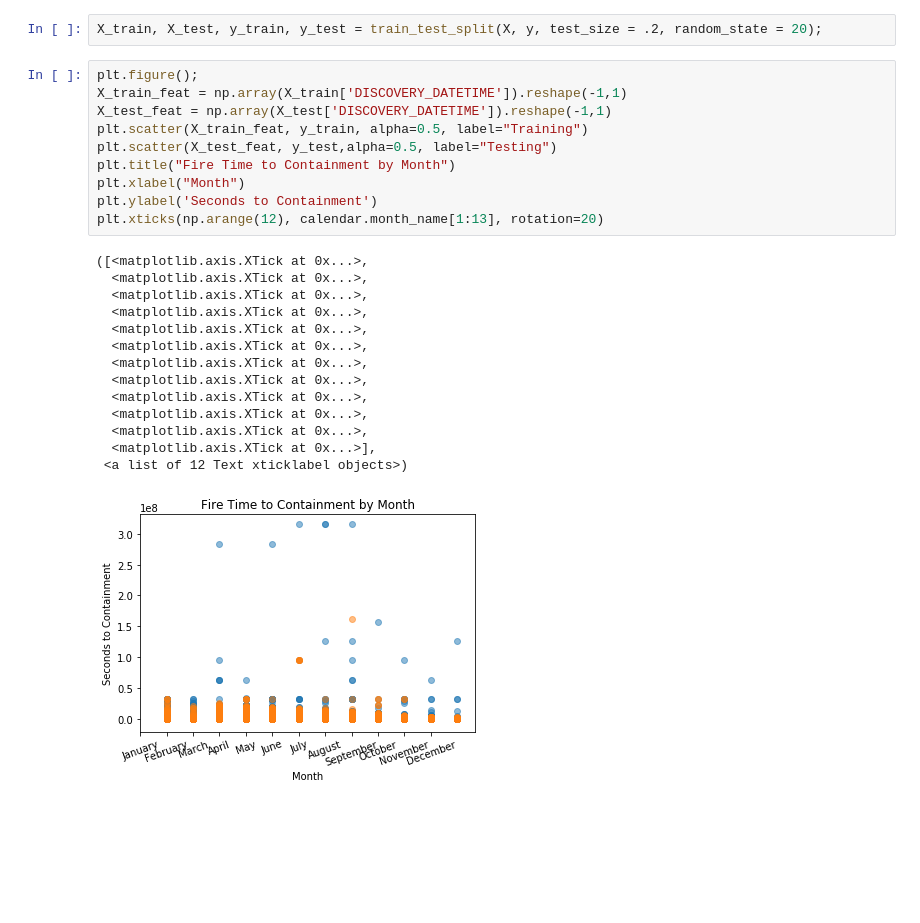
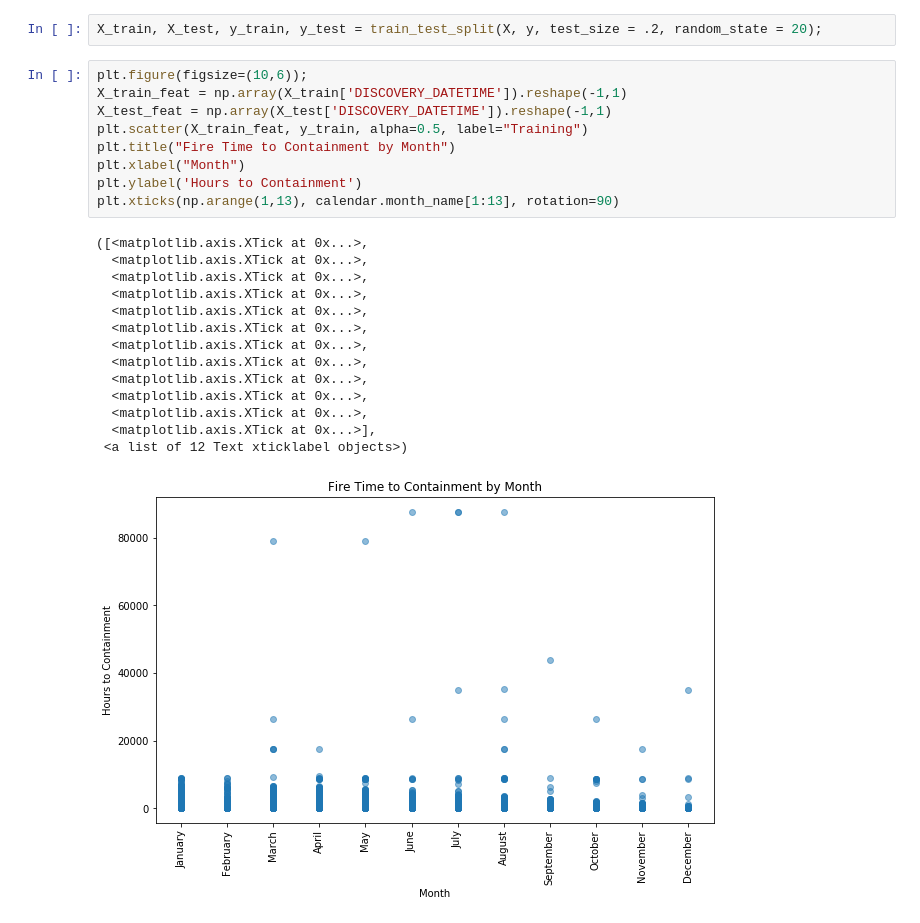
Before and after one commit to li-mc/wildfire_data, a Jupyter notebook: analysis_using_starting_features.ipynb, the cells around one changed output. Cells and saved outputs as stored; diff of their text form; blank space fills up the shorter version.

Commit message:
updated image exports

```diff
--- a/analysis_using_starting_features.ipynb
+++ b/analysis_using_starting_features.ipynb
@@ -33,28 +34,27 @@ Now let's take a very basic, visual look at the distribution.
 # %%
 X_train, X_test, y_train, y_test = train_test_split(X, y, test_size = .2, random_state = 20);
 # %%
-plt.figure();
+plt.figure(figsize=(10,6));
 X_train_feat = np.array(X_train['DISCOVERY_DATETIME']).reshape(-1,1)
 X_test_feat = np.array(X_test['DISCOVERY_DATETIME']).reshape(-1,1)
 plt.scatter(X_train_feat, y_train, alpha=0.5, label="Training")
-plt.scatter(X_test_feat, y_test,alpha=0.5, label="Testing")
 plt.title("Fire Time to Containment by Month")
 plt.xlabel("Month")
-plt.ylabel('Seconds to Containment')
-plt.xticks(np.arange(12), calendar.month_name[1:13], rotation=20)
+plt.ylabel('Hours to Containment')
+plt.xticks(np.arange(1,13), calendar.month_name[1:13], rotation=90)
 # %% [output]
 ([<matplotlib.axis.XTick at 0x...>,
   <matplotlib.axis.XTick at 0x...>,
   <matplotlib.axis.XTick at 0x...>,
   <matplotlib.axis.XTick at 0x...>,
   <matplotlib.axis.XTick at 0x...>,
   <matplotlib.axis.XTick at 0x...>,
   <matplotlib.axis.XTick at 0x...>,
   <matplotlib.axis.XTick at 0x...>,
   <matplotlib.axis.XTick at 0x...>,
   <matplotlib.axis.XTick at 0x...>,
   <matplotlib.axis.XTick at 0x...>,
   <matplotlib.axis.XTick at 0x...>],
  <a list of 12 Text xticklabel objects>)
-[figure, old version]
+[figure, new version]
 # %%
```
Also changed, not shown: parts of 3 cells of this notebook, 3 other files.
